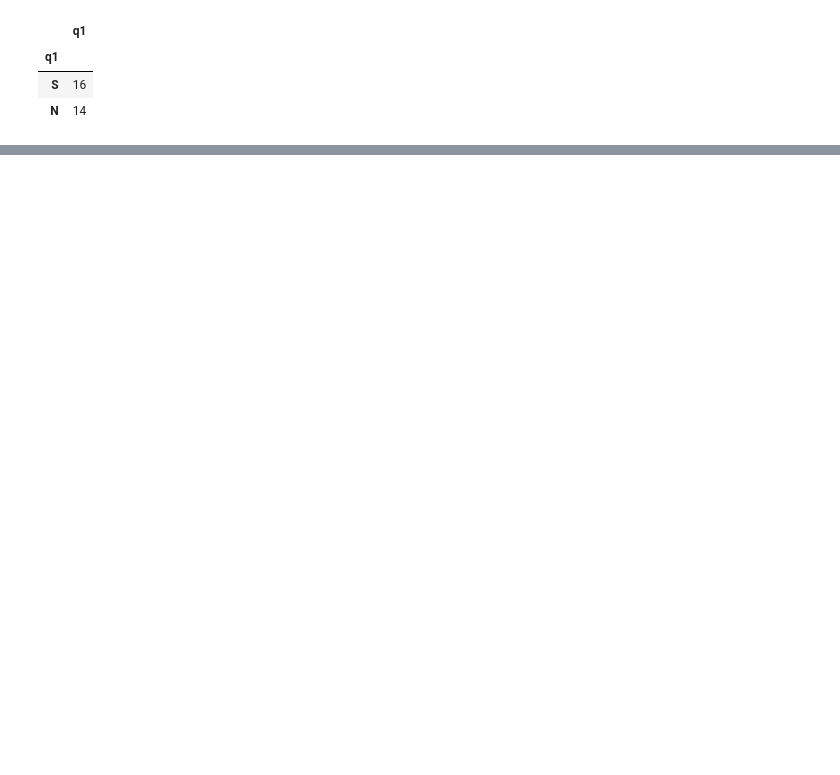
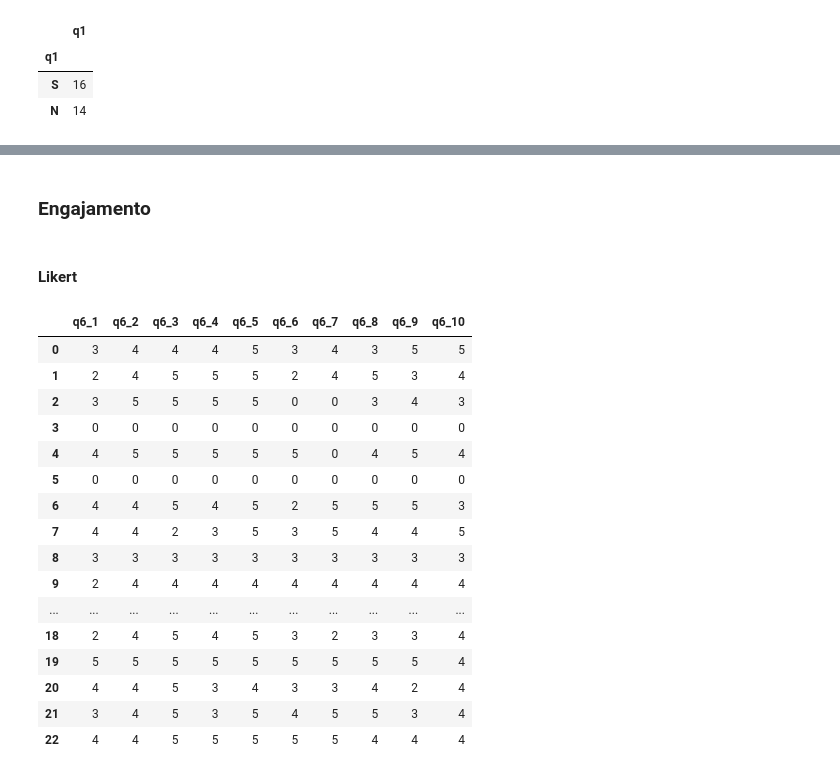
Before and after one commit to GERM-UDESC/questionarios-semestral, a Jupyter notebook: analises.ipynb, the cells around one changed output, grey strips where cells are left out. Saved outputs shown, nothing was run; the diff lists cells and outputs as text; code cells hidden in the pictures; blank space fills up the shorter version.

```diff
--- a/analises.ipynb
+++ b/analises.ipynb
@@ -105,0 +163,28 @@ robotica_antes
+# %%
+q2_data = pd.read_csv("data/q2/dados.csv", sep=",")
+q2_data["q2"] = q2_data["q2"].astype(str)
+# %% [markdown]
+### Engajamento
+# %% [markdown]
+#### Likert
+# %%
+likert2 = q2_data[["q6_1", "q6_2", "q6_3", "q6_4", "q6_5", "q6_6", "q6_7", "q6_8", "q6_9", "q6_10"]]
+likert2
+# %% [output]
+|  | q6_1 | q6_2 | q6_3 | q6_4 | q6_5 | q6_6 | q6_7 | q6_8 | q6_9 | q6_10 |
+| 0 | 3 | 4 | 4 | 4 | 5 | 3 | 4 | 3 | 5 | 5 |
+| 1 | 2 | 4 | 5 | 5 | 5 | 2 | 4 | 5 | 3 | 4 |
+| 2 | 3 | 5 | 5 | 5 | 5 | 0 | 0 | 3 | 4 | 3 |
+| 3 | 0 | 0 | 0 | 0 | 0 | 0 | 0 | 0 | 0 | 0 |
+| 4 | 4 | 5 | 5 | 5 | 5 | 5 | 0 | 4 | 5 | 4 |
+| 5 | 0 | 0 | 0 | 0 | 0 | 0 | 0 | 0 | 0 | 0 |
+| 6 | 4 | 4 | 5 | 4 | 5 | 2 | 5 | 5 | 5 | 3 |
+| 7 | 4 | 4 | 2 | 3 | 5 | 3 | 5 | 4 | 4 | 5 |
+| 8 | 3 | 3 | 3 | 3 | 3 | 3 | 3 | 3 | 3 | 3 |
+| 9 | 2 | 4 | 4 | 4 | 4 | 4 | 4 | 4 | 4 | 4 |
+| ... | ... | ... | ... | ... | ... | ... | ... | ... | ... | ... |
+| 18 | 2 | 4 | 5 | 4 | 5 | 3 | 2 | 3 | 3 | 4 |
+| 19 | 5 | 5 | 5 | 5 | 5 | 5 | 5 | 5 | 5 | 4 |
+| 20 | 4 | 4 | 5 | 3 | 4 | 3 | 3 | 4 | 2 | 4 |
+| 21 | 3 | 4 | 5 | 3 | 5 | 4 | 5 | 5 | 3 | 4 |
+| 22 | 4 | 4 | 5 | 5 | 5 | 5 | 5 | 4 | 4 | 4 |
```
Also changed, not shown: parts of 21 cells of this notebook.
